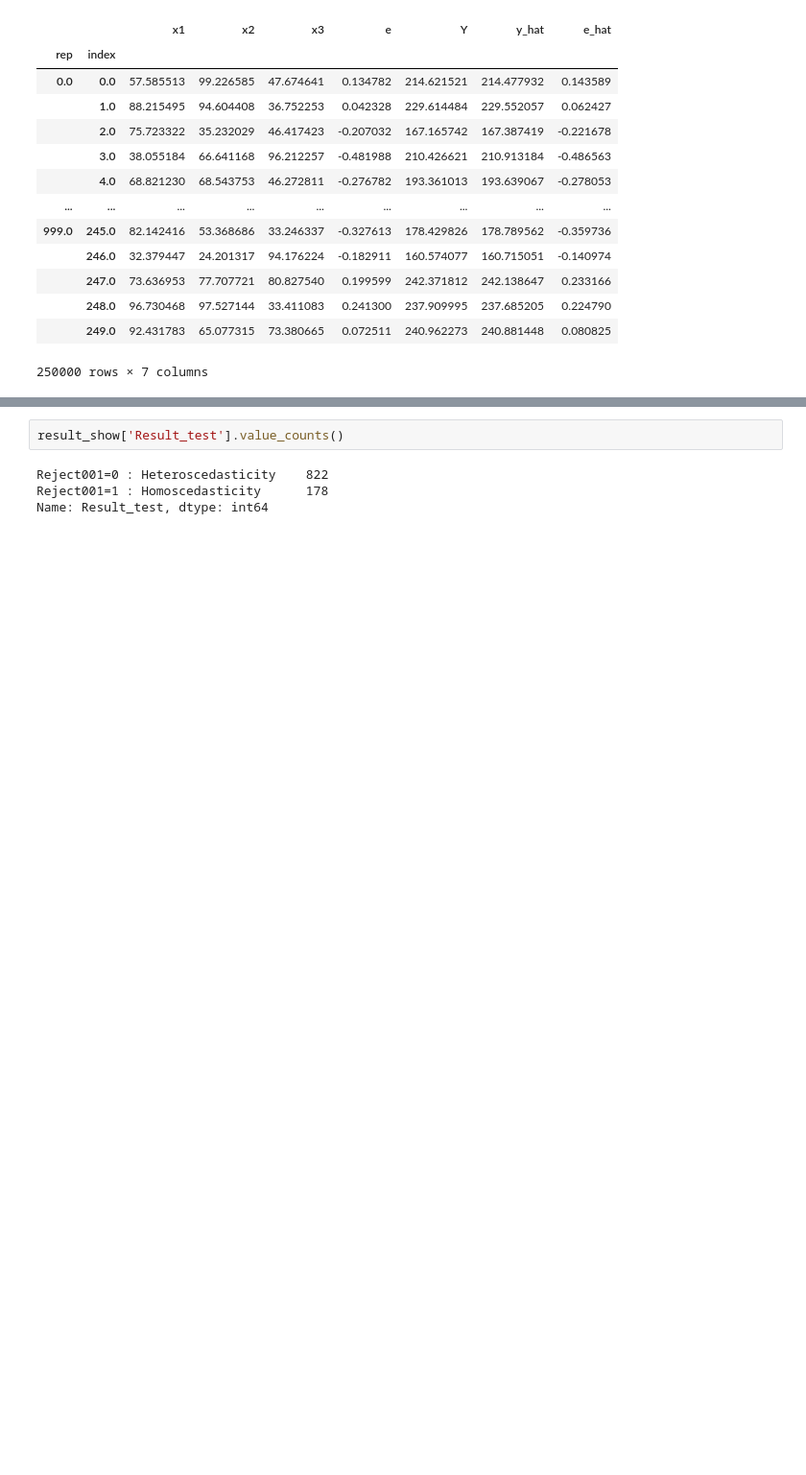
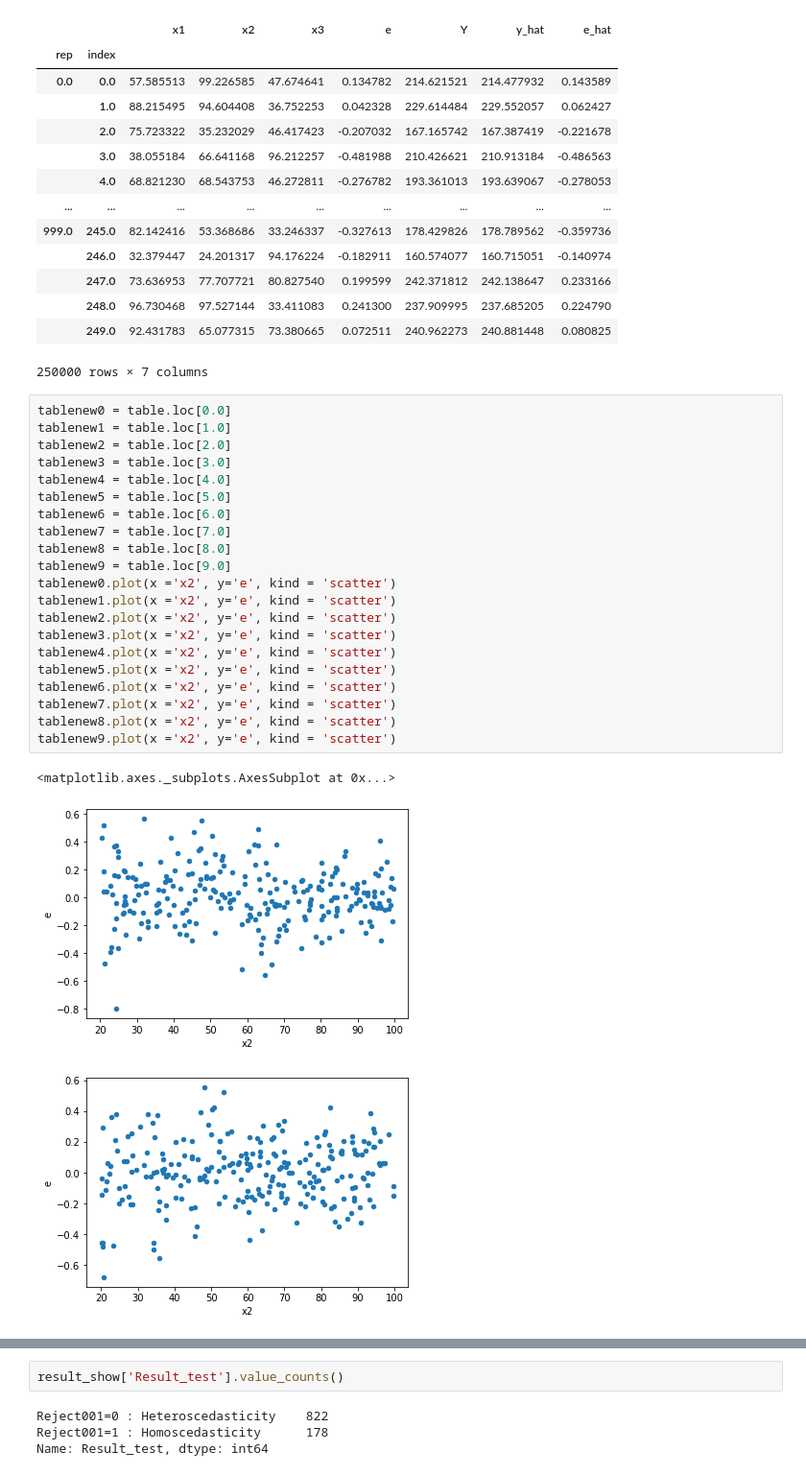
Before and after one commit to iam-fern/Generate_multiplication, a Jupyter notebook: GQtest_data_multi_delta_(_0_8)_n250_01.ipynb, the cells around one changed output, grey strips where cells are left out. Shown at 96% size. Drawn from its saved outputs; the diff is of its cells as text; blank space fills up the shorter version.

```diff
--- a/GQtest_data_multi_delta_(_0_8)_n250_01.ipynb
+++ b/GQtest_data_multi_delta_(_0_8)_n250_01.ipynb
@@ -134,3 +135,28 @@ table
 |  | 248.0 | 96.730468 | 97.527144 | 33.411083 | 0.241300 | 237.909995 | 237.685205 | 0.224790 |
 |  | 249.0 | 92.431783 | 65.077315 | 73.380665 | 0.072511 | 240.962273 | 240.881448 | 0.080825 |
 250000 rows × 7 columns
+# %%
+tablenew0 = table.loc[0.0]
+tablenew1 = table.loc[1.0]
+tablenew2 = table.loc[2.0]
+tablenew3 = table.loc[3.0]
+tablenew4 = table.loc[4.0]
+tablenew5 = table.loc[5.0]
+tablenew6 = table.loc[6.0]
+tablenew7 = table.loc[7.0]
+tablenew8 = table.loc[8.0]
+tablenew9 = table.loc[9.0]
+tablenew0.plot(x ='x2', y='e', kind = 'scatter')
+tablenew1.plot(x ='x2', y='e', kind = 'scatter')
+tablenew2.plot(x ='x2', y='e', kind = 'scatter')
+tablenew3.plot(x ='x2', y='e', kind = 'scatter')
+tablenew4.plot(x ='x2', y='e', kind = 'scatter')
+tablenew5.plot(x ='x2', y='e', kind = 'scatter')
+tablenew6.plot(x ='x2', y='e', kind = 'scatter')
+tablenew7.plot(x ='x2', y='e', kind = 'scatter')
+tablenew8.plot(x ='x2', y='e', kind = 'scatter')
+tablenew9.plot(x ='x2', y='e', kind = 'scatter')
+# %% [output]
+<matplotlib.axes._subplots.AxesSubplot at 0x...>
+[figure, added]
+[figure, added]
```
Also changed, not shown: parts of 5 cells of this notebook.
